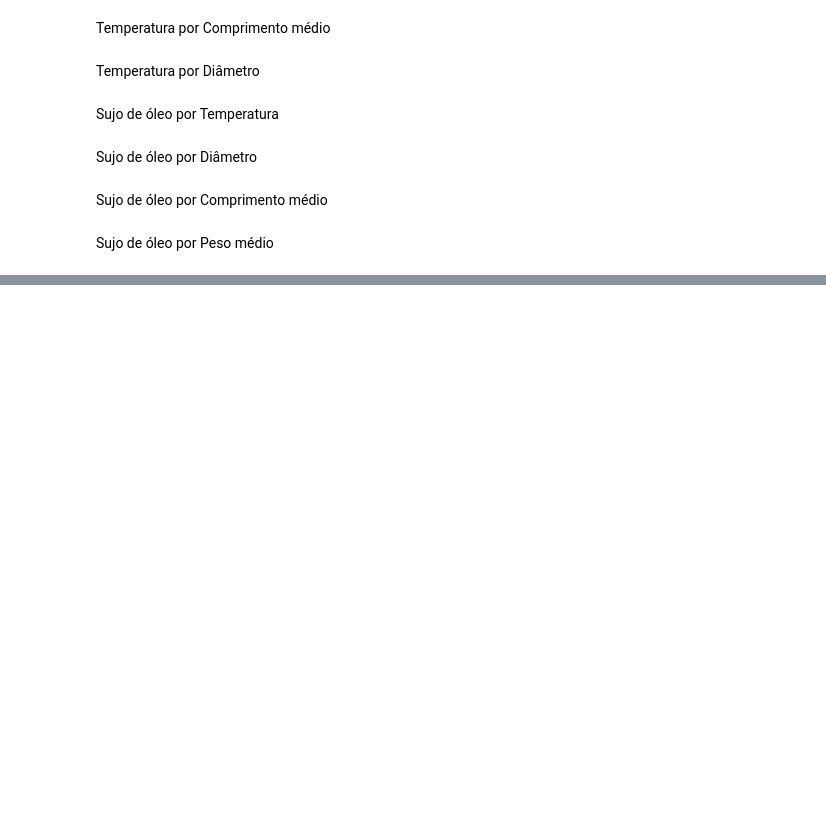
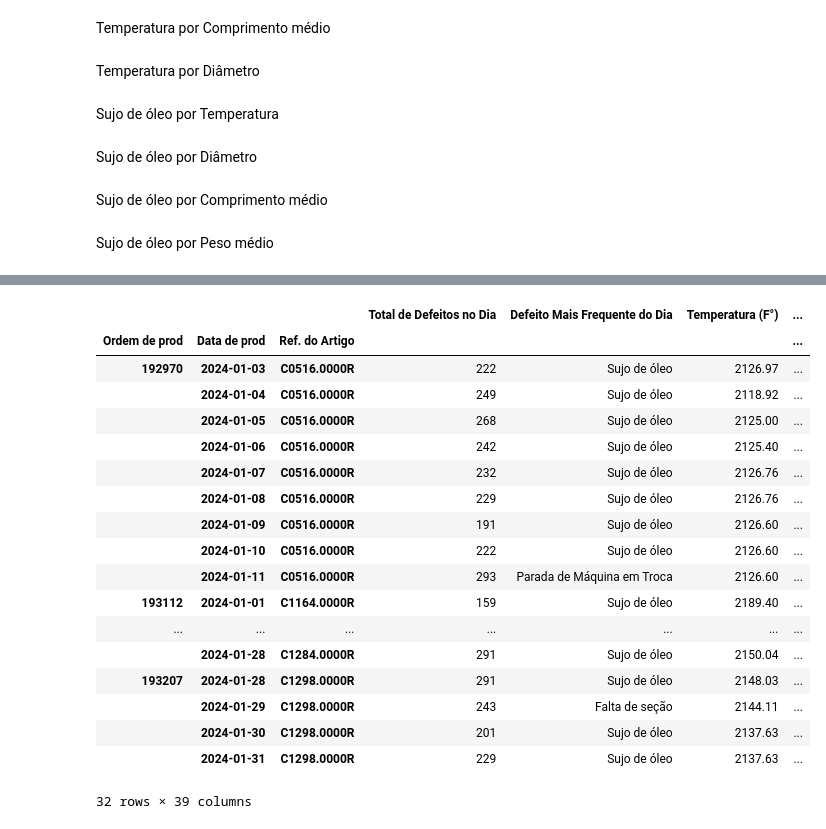
Before and after one commit to lucasz-g/Analise-Gotas, a Jupyter notebook: analises/analise_defeitos.ipynb, the cells around one changed output, grey strips where cells are left out. Saved outputs shown, nothing was run; the diff lists cells and outputs as text; code cells hidden in the pictures; blank space fills up the shorter version.

```diff
--- a/analises/analise_defeitos.ipynb
+++ b/analises/analise_defeitos.ipynb
@@ -816,0 +843,3 @@ Length: 136, dtype: int64
+# %%
+top_30_defeitos = df_defeitos_medidas_geral.columns.to_list()[:30]
+df_defeitos_medidas_geral[top_30_defeitos]
@@ -816,0 +861,30 @@ Length: 136, dtype: int64
+# %%
+df_producao_janeiro[['Total de Defeitos no Dia',
+                                           'Defeito Mais Frequente do Dia',
+                                           'Temperatura (F°)',
+                                           'Gotas cortadas (toneladas)',
+                                           'Perdas AQ',
+                                           'Perdas recozi.',
+                                           'Total Rej. AF',
+                                           'Total de Perdas',
+                                           'Empacotado'] + top_30_defeitos]
+# %% [output]
+|  |  |  | Total de Defeitos no Dia | Defeito Mais Frequente do Dia | Temperatura (F°) | ... |
+| Ordem de prod | Data de prod | Ref. do Artigo |  |  |  | ... |
+| 192970 | 2024-01-03 | C0516.0000R | 222 | Sujo de óleo | 2126.97 | ... |
+|  | 2024-01-04 | C0516.0000R | 249 | Sujo de óleo | 2118.92 | ... |
+|  | 2024-01-05 | C0516.0000R | 268 | Sujo de óleo | 2125.00 | ... |
+|  | 2024-01-06 | C0516.0000R | 242 | Sujo de óleo | 2125.40 | ... |
+|  | 2024-01-07 | C0516.0000R | 232 | Sujo de óleo | 2126.76 | ... |
+|  | 2024-01-08 | C0516.0000R | 229 | Sujo de óleo | 2126.76 | ... |
+|  | 2024-01-09 | C0516.0000R | 191 | Sujo de óleo | 2126.60 | ... |
+|  | 2024-01-10 | C0516.0000R | 222 | Sujo de óleo | 2126.60 | ... |
+|  | 2024-01-11 | C0516.0000R | 293 | Parada de Máquina em Troca | 2126.60 | ... |
+| 193112 | 2024-01-01 | C1164.0000R | 159 | Sujo de óleo | 2189.40 | ... |
+| ... | ... | ... | ... | ... | ... | ... |
+|  | 2024-01-28 | C1284.0000R | 291 | Sujo de óleo | 2150.04 | ... |
+| 193207 | 2024-01-28 | C1298.0000R | 291 | Sujo de óleo | 2148.03 | ... |
+|  | 2024-01-29 | C1298.0000R | 243 | Falta de seção | 2144.11 | ... |
+|  | 2024-01-30 | C1298.0000R | 201 | Sujo de óleo | 2137.63 | ... |
+|  | 2024-01-31 | C1298.0000R | 229 | Sujo de óleo | 2137.63 | ... |
+32 rows × 39 columns
```
Also changed, not shown: parts of 20 cells of this notebook, 3 other files.
